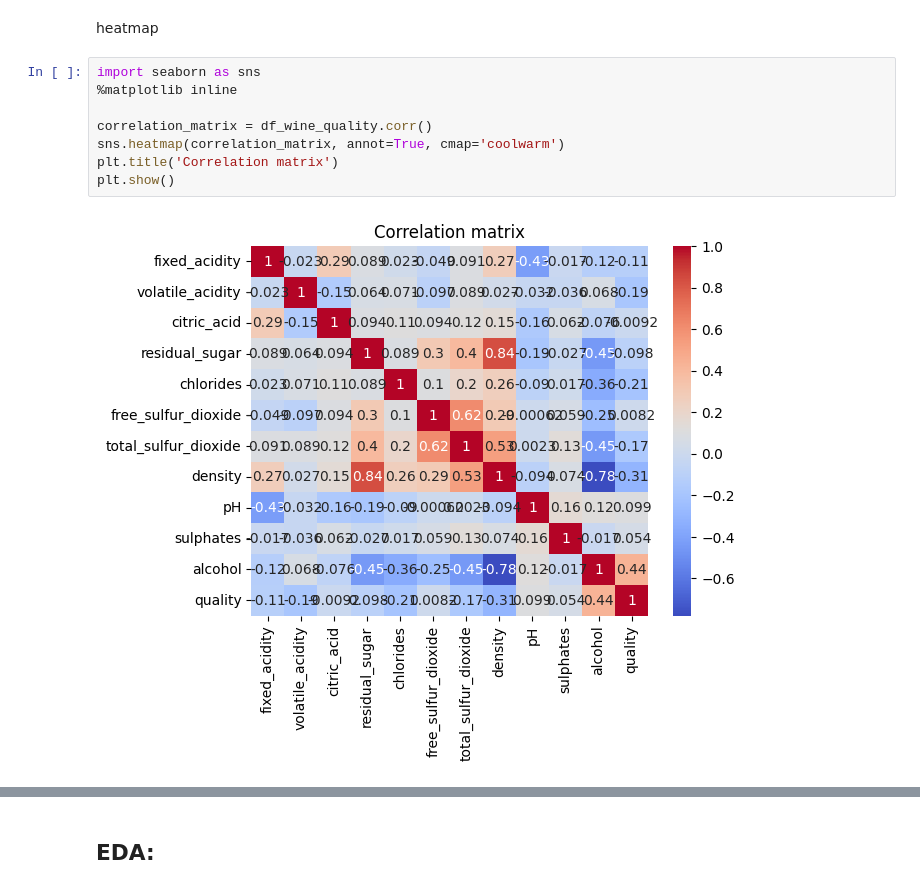
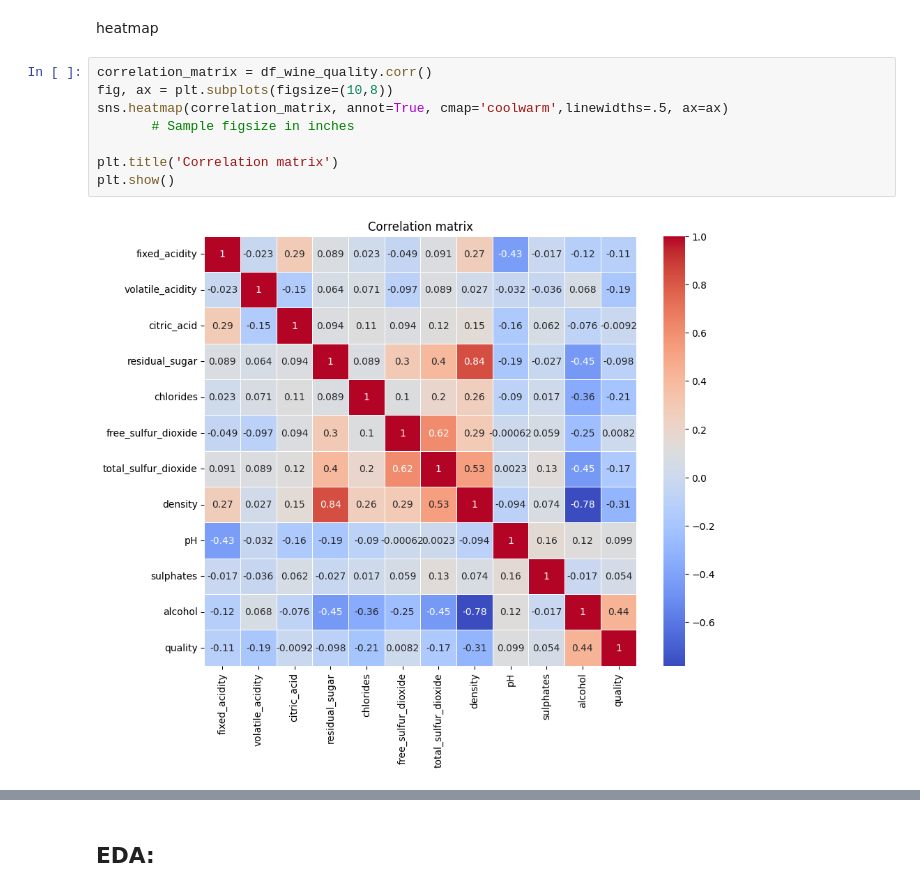
Before and after one commit to ZofiaSamsel/Wine_quality, a Jupyter notebook: main.ipynb, the cells around one changed output, grey strips where cells are left out. Saved outputs shown, nothing was run; the diff lists cells and outputs as text.

```diff
--- a/main.ipynb
+++ b/main.ipynb
@@ -346,12 +363,12 @@ def remove_outliers(df, column, lower_percentile, upper_percentile):
 # %% [markdown]
 heatmap
 # %%
-import seaborn as sns
-%matplotlib inline
+correlation_matrix = df_wine_quality.corr()
+fig, ax = plt.subplots(figsize=(10,8))
+sns.heatmap(correlation_matrix, annot=True, cmap='coolwarm',linewidths=.5, ax=ax)
+       # Sample figsize in inches
 
-correlation_matrix = df_wine_quality.corr()
-sns.heatmap(correlation_matrix, annot=True, cmap='coolwarm')
 plt.title('Correlation matrix')
 plt.show()
 # %% [output]
-[figure, old version]
+[figure, new version]
```
Also changed, not shown: parts of 13 cells of this notebook.
